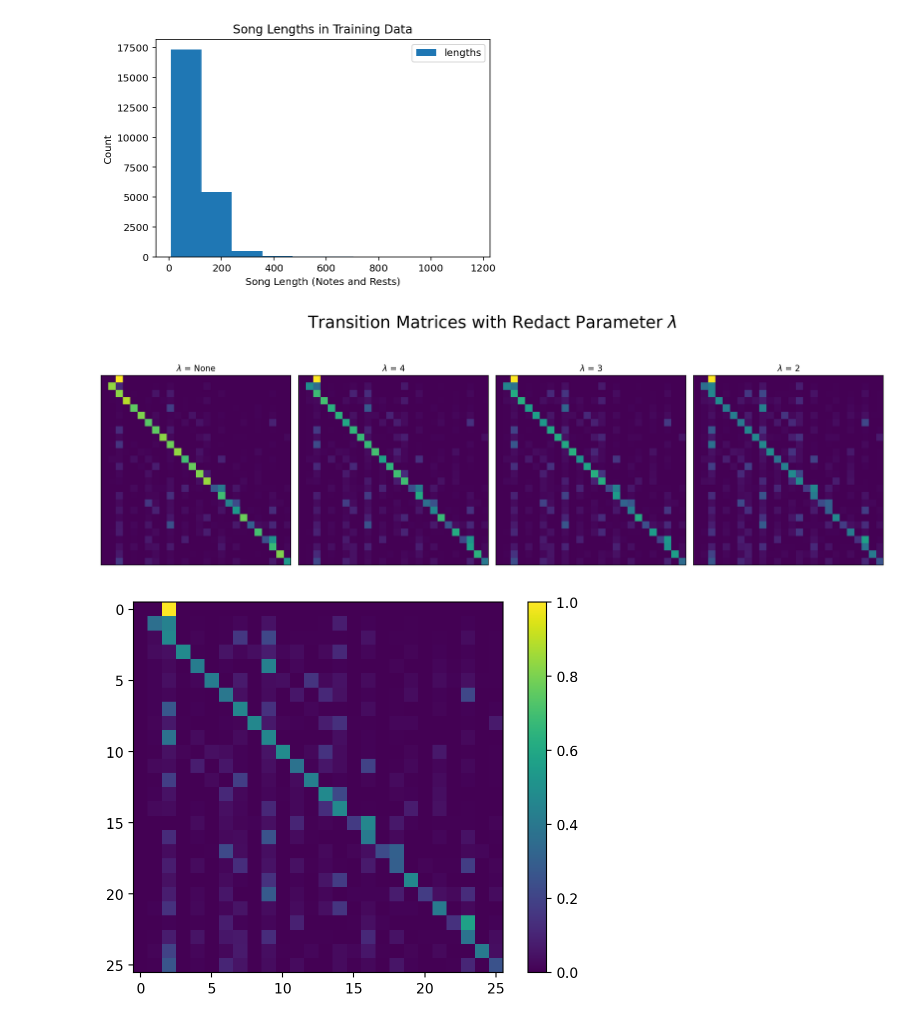
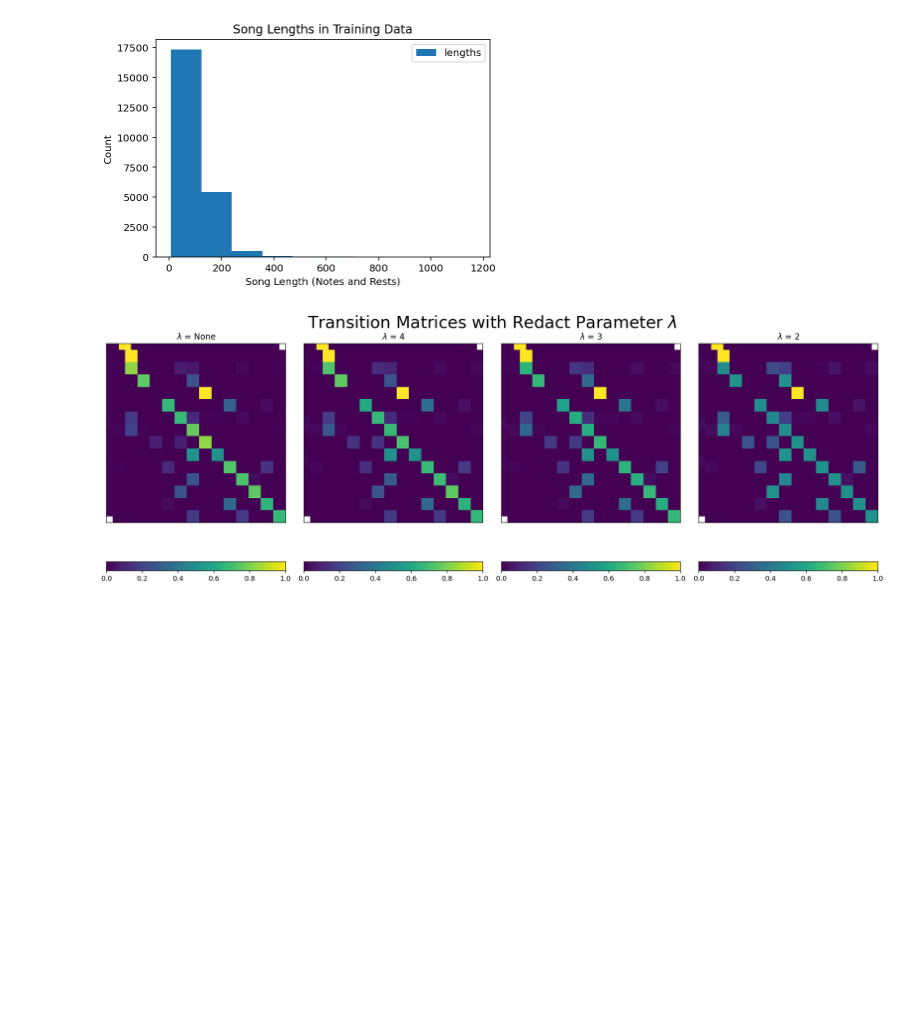
Before and after one commit to adamwellsward/Portfolio_Projects, a Jupyter notebook: visualization.ipynb, the cells around one changed output. Saved outputs shown, nothing was run; the diff lists cells and outputs as text; code cells hidden in the pictures; blank space fills up the shorter version.

```diff
--- a/visualization.ipynb
+++ b/visualization.ipynb
@@ -184,26 +184,29 @@ def fit_model(train_set: pd.DataFrame, train_lengths: pd.Series, num_chords: int
 # %%
 # create the confusion matrices for the redacted and non-redacted versions
 num_chords = 1
 num_notes = 0
 
 fig, axes = plt.subplots(1, 4, figsize=(16, 6))
 for i, lam in enumerate([None, 4, 3, 2]):
     # train the model
-    model, all_dicts = fit_model(train_set, train_lengths, num_chords, num_notes, lam=lam)
+    model, all_dicts = fit_model(train_set, train_lengths, num_chords, num_notes, subset=True, indices=list(np.arange(10)), lam=lam)
 
     # get the transition matrix and plot it
     ax = axes[i]
     ax.imshow(model.transmat_, vmin=0, vmax=1)
     ax.set_title(r"$\lambda$ = "+str(lam))
     ax.set_xticks([])
     ax.set_yticks([])
+    psm = ax.pcolormesh(model.transmat_, vmin=0, vmax=1)
+    fig.colorbar(psm, orientation='horizontal', ax=ax)
+    # plt.imshow(model.transmat_, vmin=0, vmax=1)
+    # plt.title(r"$\lambda$ = "+str(lam))
+    # plt.xticks([])
+    # plt.yticks([])
+    # plt.colorbar()
 
 fig.suptitle(r"Transition Matrices with Redact Parameter $\lambda$", fontsize=24)
 plt.tight_layout()
 plt.show()
-plt.imshow(model.transmat_)
-plt.colorbar()
-plt.show()
 # %% [output]
-[figure, old version]
+[figure, new version]
-[figure, removed]
```
Also changed, not shown: 3 other files.
